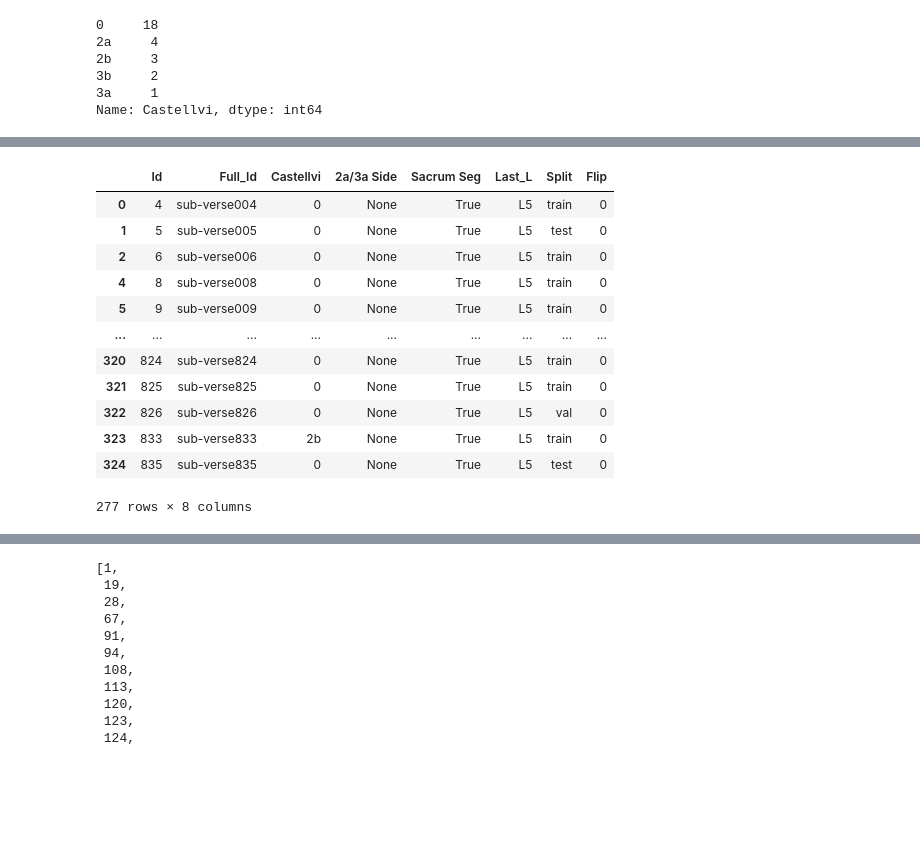
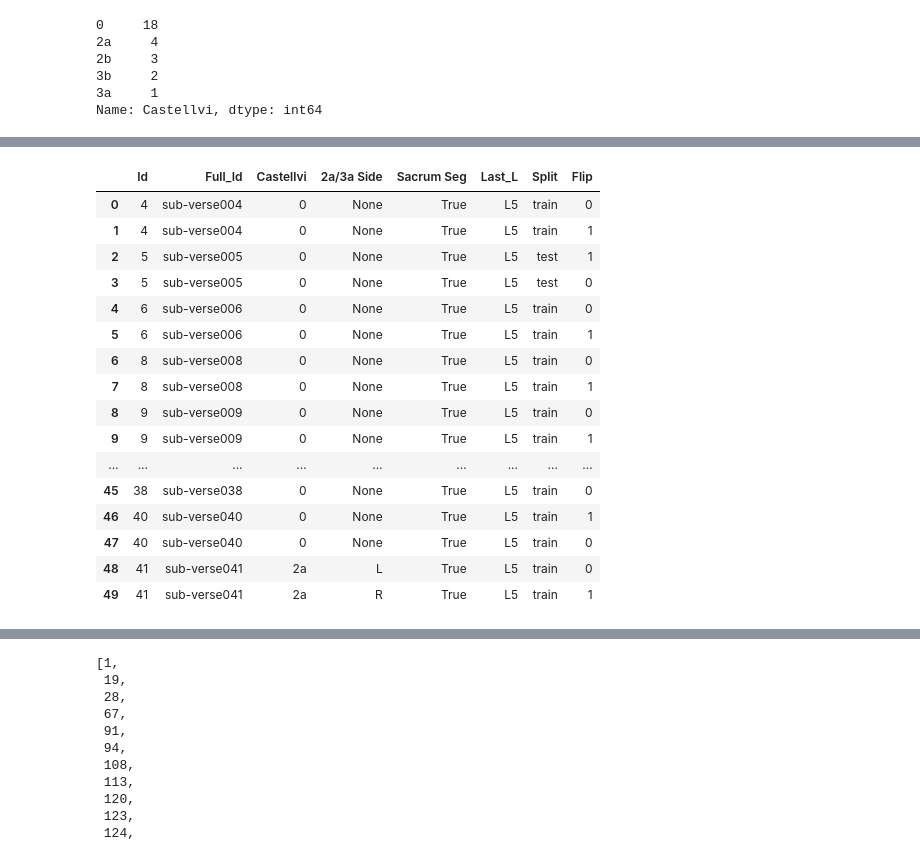
Before and after one commit to ardamamur/3D-Castellvi-Prediction, a Jupyter notebook: src/dataset/data_split.ipynb, the cells around one changed output, grey strips where cells are left out. Cells and saved outputs as stored; diff of their text form; code cells hidden in the pictures; blank space fills up the shorter version.

```diff
--- a/src/dataset/data_split.ipynb
+++ b/src/dataset/data_split.ipynb
@@ -277,0 +280,7 @@ Name: Castellvi, dtype: int64
+# %%
+# Step 1: identify rows with 'Castellvi' as '2a' or '3a'
+# mask = df['Castellvi'].isin(['2a', '3a'])
+mask = df['Castellvi'].isin(['0', '2a', '2b', '3a', '3b'])
+
+# Step 2: make a copy of these rows
+new_rows = df.loc[mask].copy()
@@ -277,0 +306,3 @@ Name: Castellvi, dtype: int64
+# %%
+new_rows['2a/3a Side'] = new_rows['2a/3a Side'].apply(lambda x: 'L' if x == 'R' else 'R' if x == 'L' else None)
+new_rows
@@ -278,16 +357,20 @@ Name: Castellvi, dtype: int64
 # %%
-df
+df.head(50)
 # %% [output]
 |  | Id | Full_Id | Castellvi | 2a/3a Side | Sacrum Seg | Last_L | Split | Flip |
 | 0 | 4 | sub-verse004 | 0 | None | True | L5 | train | 0 |
-| 1 | 5 | sub-verse005 | 0 | None | True | L5 | test | 0 |
-| 2 | 6 | sub-verse006 | 0 | None | True | L5 | train | 0 |
-| 4 | 8 | sub-verse008 | 0 | None | True | L5 | train | 0 |
-| 5 | 9 | sub-verse009 | 0 | None | True | L5 | train | 0 |
+| 1 | 4 | sub-verse004 | 0 | None | True | L5 | train | 1 |
+| 2 | 5 | sub-verse005 | 0 | None | True | L5 | test | 1 |
+| 3 | 5 | sub-verse005 | 0 | None | True | L5 | test | 0 |
+| 4 | 6 | sub-verse006 | 0 | None | True | L5 | train | 0 |
+| 5 | 6 | sub-verse006 | 0 | None | True | L5 | train | 1 |
+| 6 | 8 | sub-verse008 | 0 | None | True | L5 | train | 0 |
+| 7 | 8 | sub-verse008 | 0 | None | True | L5 | train | 1 |
+| 8 | 9 | sub-verse009 | 0 | None | True | L5 | train | 0 |
+| 9 | 9 | sub-verse009 | 0 | None | True | L5 | train | 1 |
 | ... | ... | ... | ... | ... | ... | ... | ... | ... |
-| 320 | 824 | sub-verse824 | 0 | None | True | L5 | train | 0 |
-| 321 | 825 | sub-verse825 | 0 | None | True | L5 | train | 0 |
-| 322 | 826 | sub-verse826 | 0 | None | True | L5 | val | 0 |
-| 323 | 833 | sub-verse833 | 2b | None | True | L5 | train | 0 |
-| 324 | 835 | sub-verse835 | 0 | None | True | L5 | test | 0 |
+| 45 | 38 | sub-verse038 | 0 | None | True | L5 | train | 0 |
+| 46 | 40 | sub-verse040 | 0 | None | True | L5 | train | 1 |
+| 47 | 40 | sub-verse040 | 0 | None | True | L5 | train | 0 |
+| 48 | 41 | sub-verse041 | 2a | L | True | L5 | train | 0 |
+| 49 | 41 | sub-verse041 | 2a | R | True | L5 | train | 1 |
-277 rows × 8 columns
```
Also changed, not shown: parts of 9 cells of this notebook, 6 other files.
